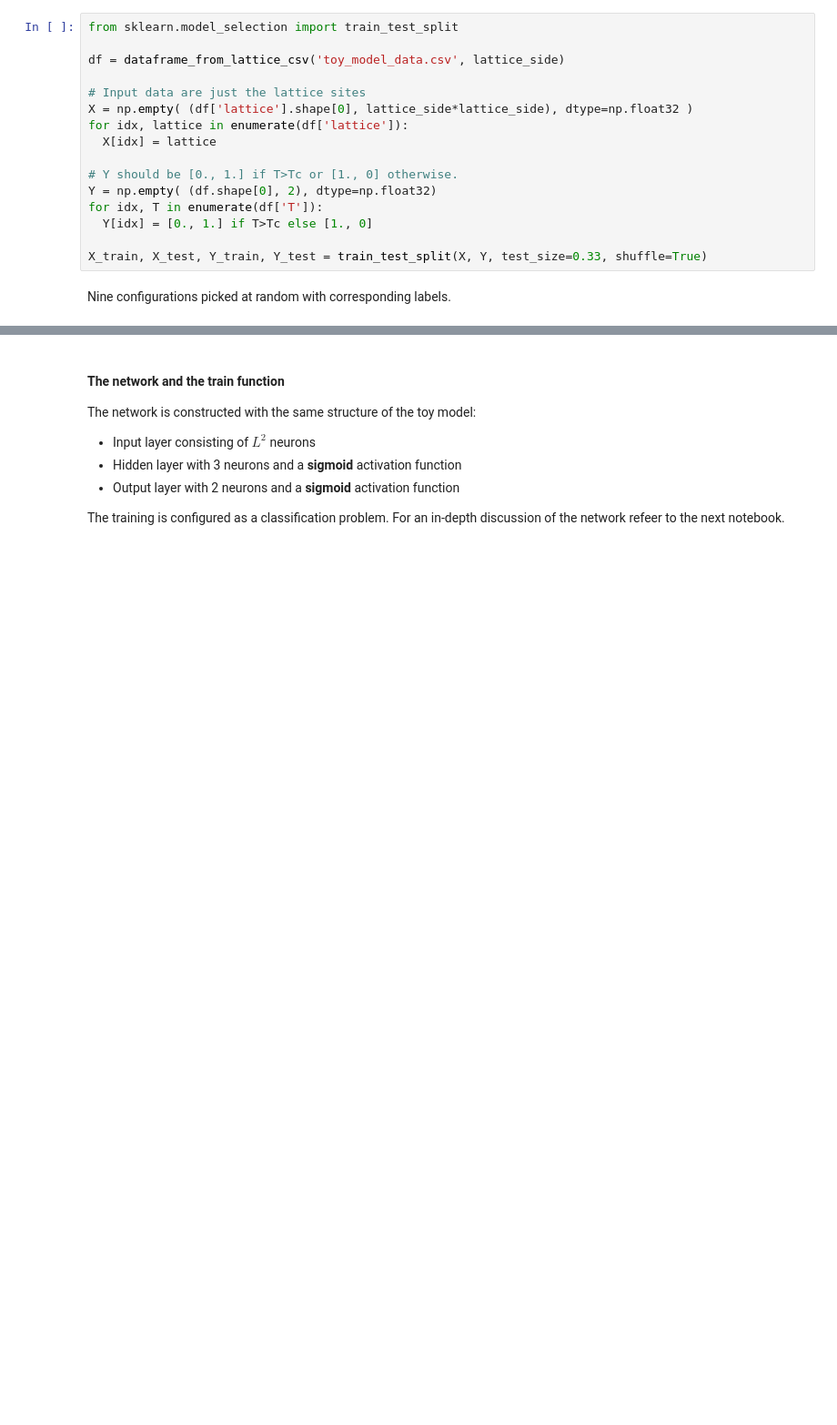
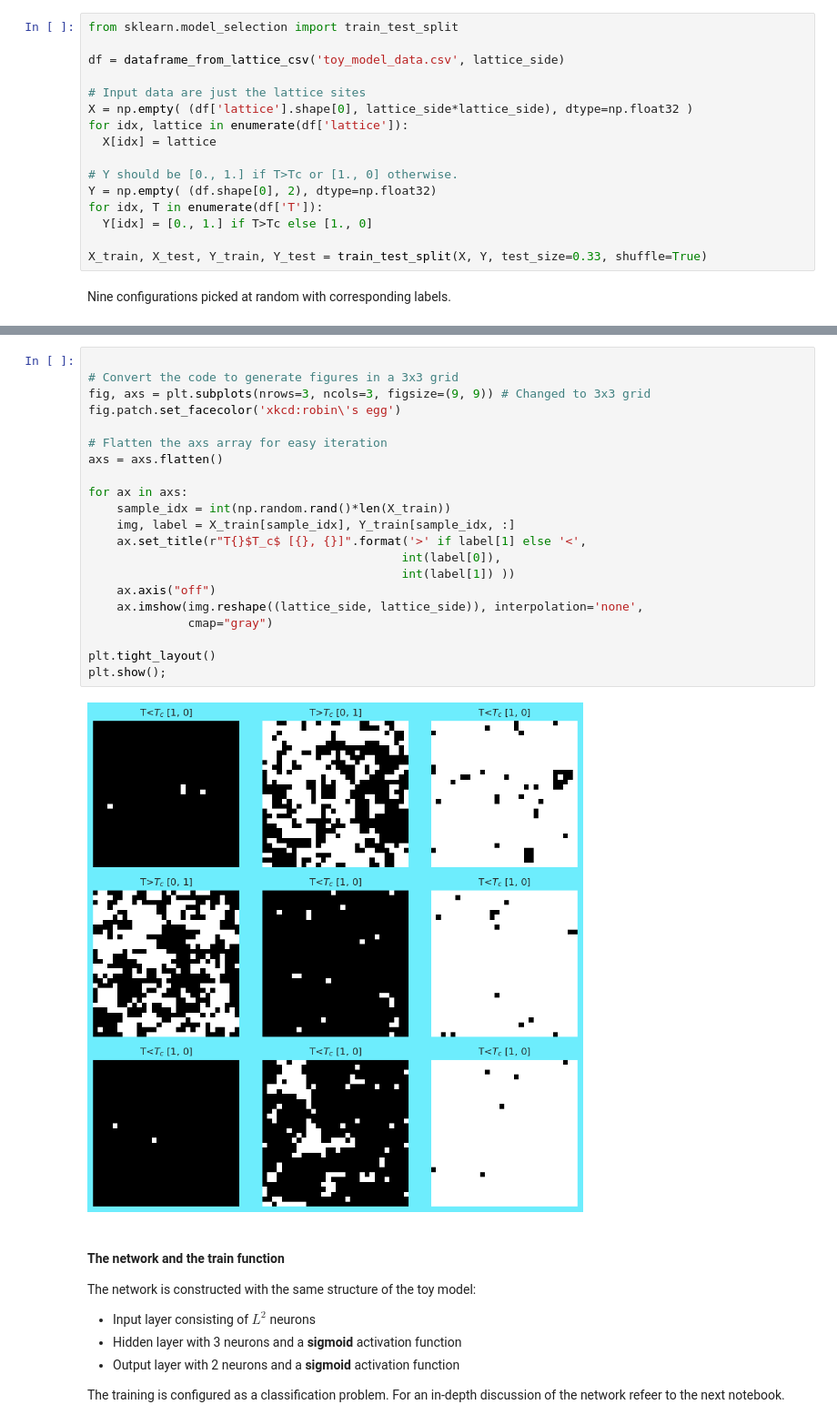
Before and after one commit to dcalatayud/ml-ising, a Jupyter notebook: 02_Toy_Model.ipynb, the cells around one changed output, grey strips where cells are left out. Shown at 91% size. Saved outputs shown, nothing was run; the diff lists cells and outputs as text; blank space fills up the shorter version.

Commit message:
added image

```diff
--- a/02_Toy_Model.ipynb
+++ b/02_Toy_Model.ipynb
@@ -300,3 +300,26 @@ plt.show();
+# %%
+
+# Convert the code to generate figures in a 3x3 grid
+fig, axs = plt.subplots(nrows=3, ncols=3, figsize=(9, 9)) # Changed to 3x3 grid
+fig.patch.set_facecolor('xkcd:robin\'s egg')
+
+# Flatten the axs array for easy iteration
+axs = axs.flatten()
+
+for ax in axs:
+    sample_idx = int(np.random.rand()*len(X_train))
+    img, label = X_train[sample_idx], Y_train[sample_idx, :]
+    ax.set_title(r"T{}$T_c$ [{}, {}]".format('>' if label[1] else '<',
+                                            int(label[0]),
+                                            int(label[1]) ))
+    ax.axis("off")
+    ax.imshow(img.reshape((lattice_side, lattice_side)), interpolation='none',
+              cmap="gray")
+
+plt.tight_layout()
+plt.show();
+# %% [output]
+[figure, added]
 # %% [markdown]
 #### The network and the train function
 The network is constructed with the same structure of the toy model:
```
Also changed, not shown: parts of 5 cells of this notebook, 1 other file.
